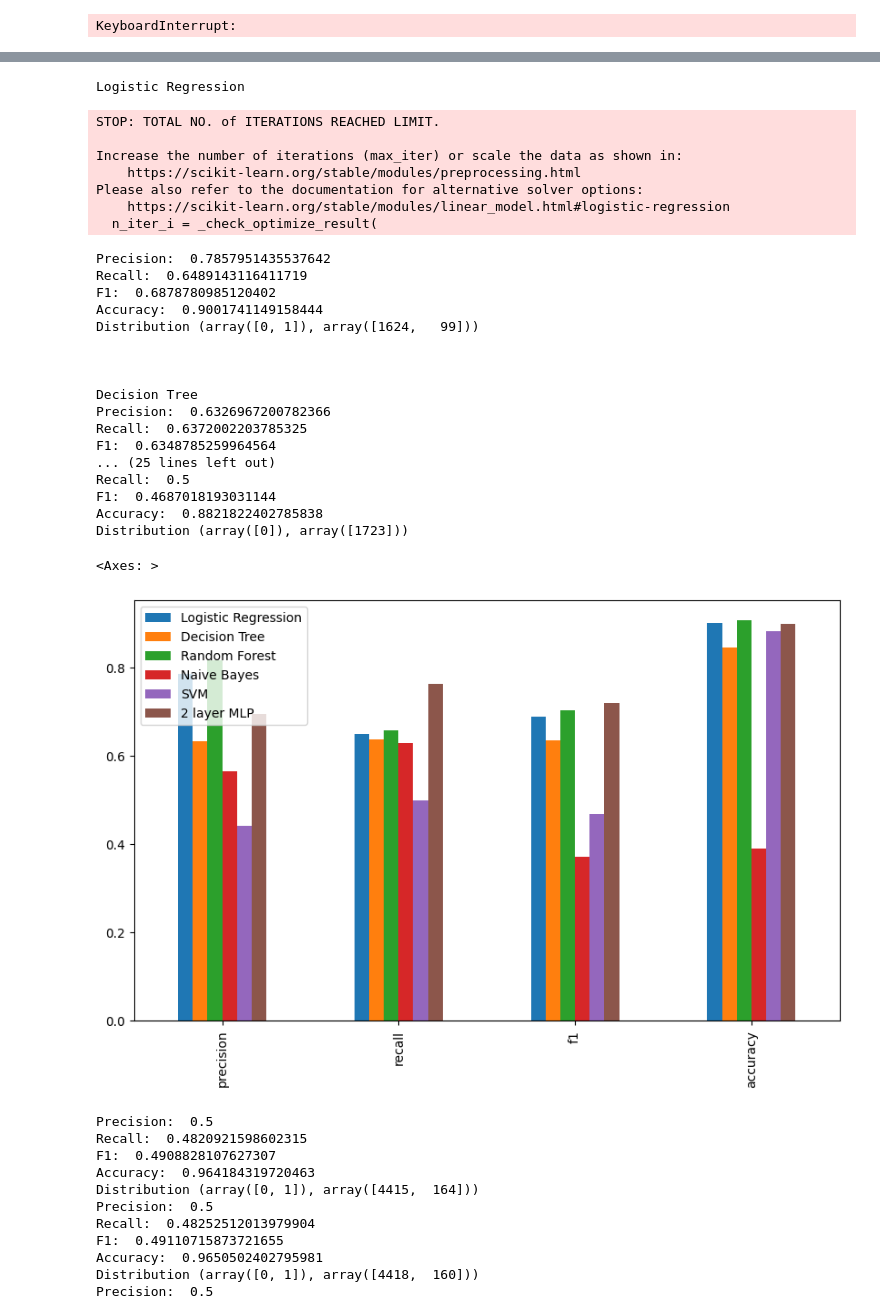
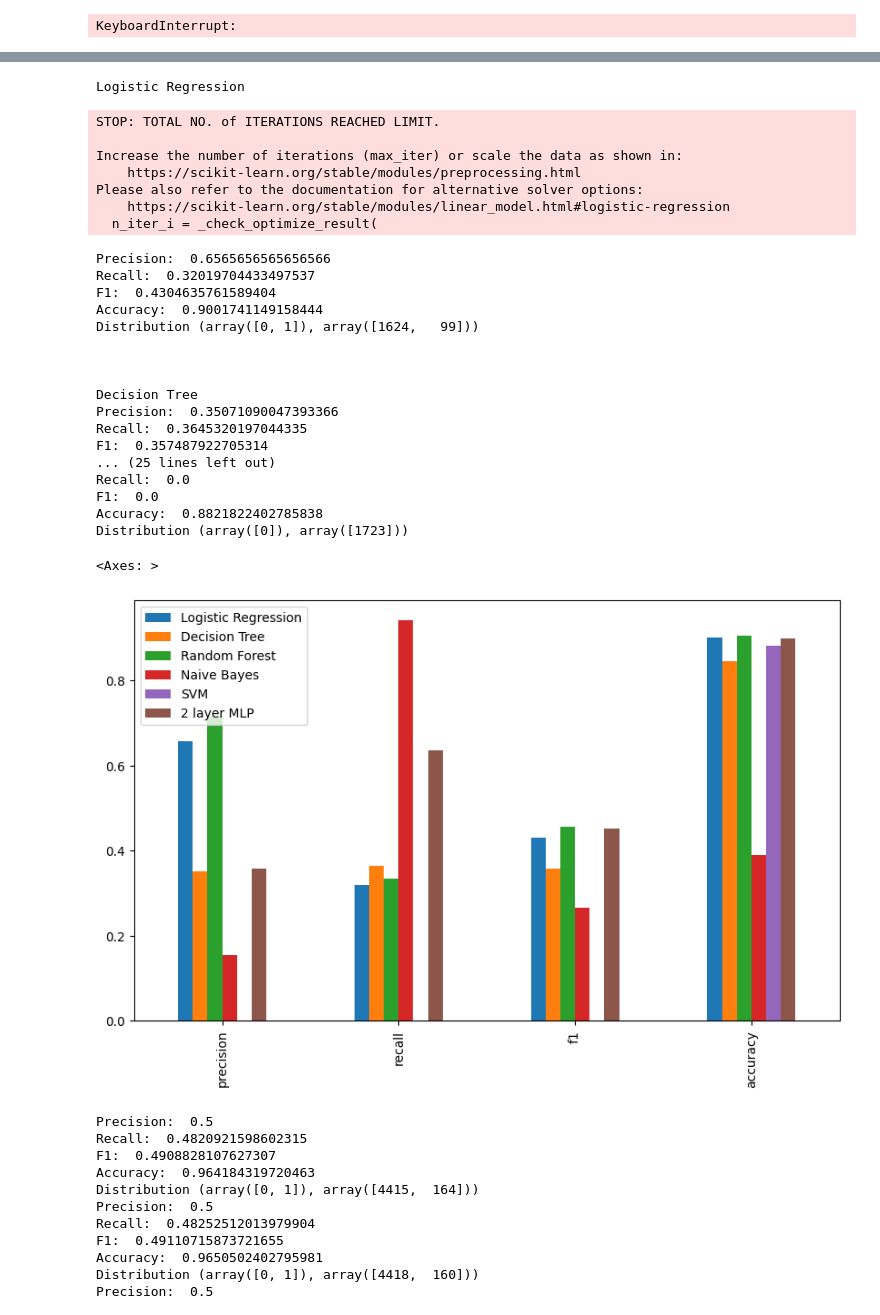
Before and after one commit to sidsrikanth1/csci-467-final-project, a Jupyter notebook: research.ipynb, the cells around one changed output, grey strips where cells are left out. Saved outputs shown, nothing was run; the diff lists cells and outputs as text; code cells hidden in the pictures.

Commit message:
swapped to binary metric

```diff
--- a/research.ipynb
+++ b/research.ipynb
@@ -426,7 +426,7 @@ for fold, (train_idx, test_idx) in enumerate(kfold.split(xd_train)):
     val_outputs = model(torch.tensor(x_v, dtype=torch.float32))
     predictions = [1 if x>0.5 else 0 for x in val_outputs]
 
-    results = explain(predictions, y_v, average='macro')
+    results = explain(predictions, y_v, average='binary')
     fold_results.append(results)
 
 #avg explain results across all folds
@@ -477,43 +477,43 @@ for name, model in models.items():
     print(name)
 
     model.fit(xd_train, yd_train)
     yd_pred = model.predict(xd_test)
 
-    results[name] = explain(yd_test, yd_pred, average='macro')
+    results[name] = explain(yd_test, yd_pred, average='binary')
     print("\n\n")
 # add the MLP
 results["2 layer MLP"] = averaged_dict
 # plot the results as a hist
 results_df = pd.DataFrame(results)
 results_df.plot(kind='bar', figsize=(10, 6))
 # %% [output]
 Logistic Regression
 STOP: TOTAL NO. of ITERATIONS REACHED LIMIT.
 
 Increase the number of iterations (max_iter) or scale the data as shown in:
     https://scikit-learn.org/stable/modules/preprocessing.html
 Please also refer to the documentation for alternative solver options:
     https://scikit-learn.org/stable/modules/linear_model.html#logistic-regression
   n_iter_i = _check_optimize_result(
-Precision:  0.7857951435537642
-Recall:  0.6489143116411719
-F1:  0.6878780985120402
+Precision:  0.6565656565656566
+Recall:  0.32019704433497537
+F1:  0.4304635761589404
 Accuracy:  0.9001741149158444
 Distribution (array([0, 1]), array([1624,   99]))
 
 
 
 Decision Tree
-Precision:  0.6326967200782366
-Recall:  0.6372002203785325
-F1:  0.6348785259964564
+Precision:  0.35071090047393366
+Recall:  0.3645320197044335
+F1:  0.357487922705314
 ... (25 lines left out)
-Recall:  0.5
-F1:  0.4687018193031144
+Recall:  0.0
+F1:  0.0
 Accuracy:  0.8821822402785838
 Distribution (array([0]), array([1723]))
 <Axes: >
-[figure, old version]
+[figure, new version]
 # %%
 #K FOLD CROSS WITHOUT DOWNSAMPLING
 # %%
```
Also changed, not shown: parts of 1 cell of this notebook.
